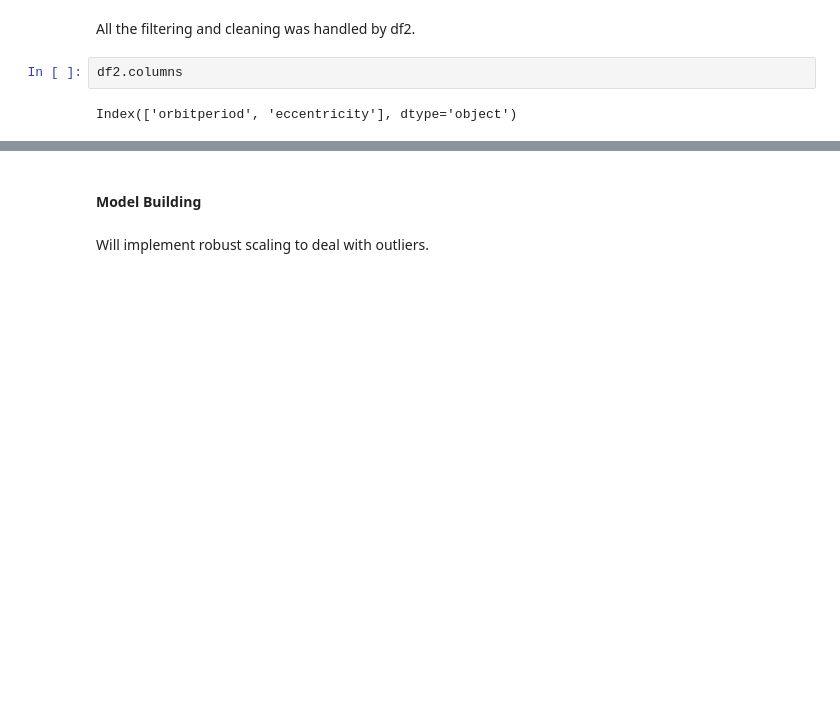
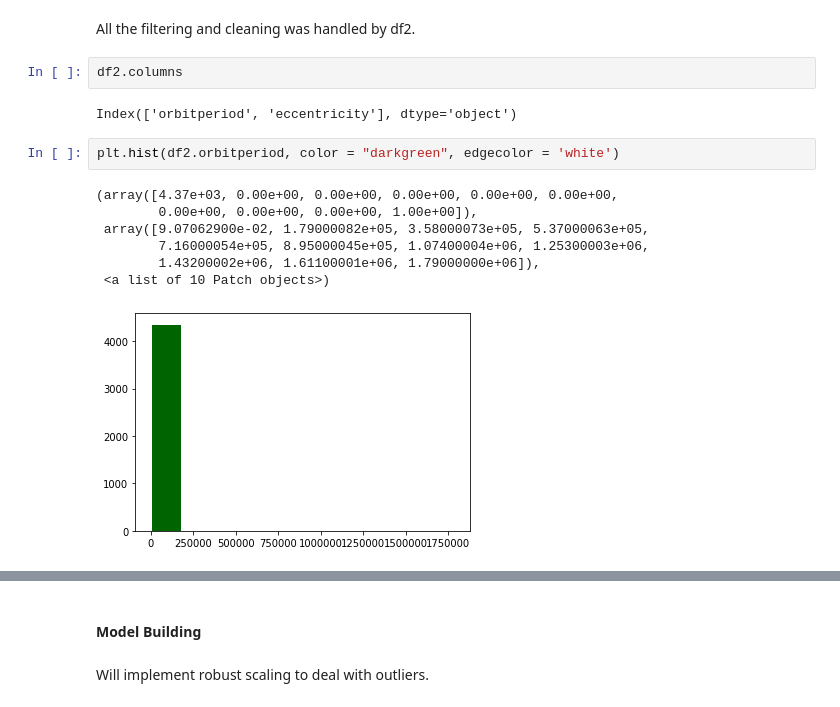
Before and after one commit to jbravo87/blog-projects, a Jupyter notebook: exoplanet_data_notebook.ipynb, the cells around one changed output, grey strips where cells are left out. Cells and saved outputs as stored; diff of their text form; blank space fills up the shorter version.

```diff
--- a/exoplanet_data_notebook.ipynb
+++ b/exoplanet_data_notebook.ipynb
@@ -167,3 +167,13 @@ All the filtering and cleaning was handled by df2.
 df2.columns
 # %% [output]
 Index(['orbitperiod', 'eccentricity'], dtype='object')
+# %%
+plt.hist(df2.orbitperiod, color = "darkgreen", edgecolor = 'white')
+# %% [output]
+(array([4.37e+03, 0.00e+00, 0.00e+00, 0.00e+00, 0.00e+00, 0.00e+00,
+        0.00e+00, 0.00e+00, 0.00e+00, 1.00e+00]),
+ array([9.07062900e-02, 1.79000082e+05, 3.58000073e+05, 5.37000063e+05,
+        7.16000054e+05, 8.95000045e+05, 1.07400004e+06, 1.25300003e+06,
+        1.43200002e+06, 1.61100001e+06, 1.79000000e+06]),
+ <a list of 10 Patch objects>)
+[figure, added]
```
Also changed, not shown: parts of 63 cells of this notebook.
